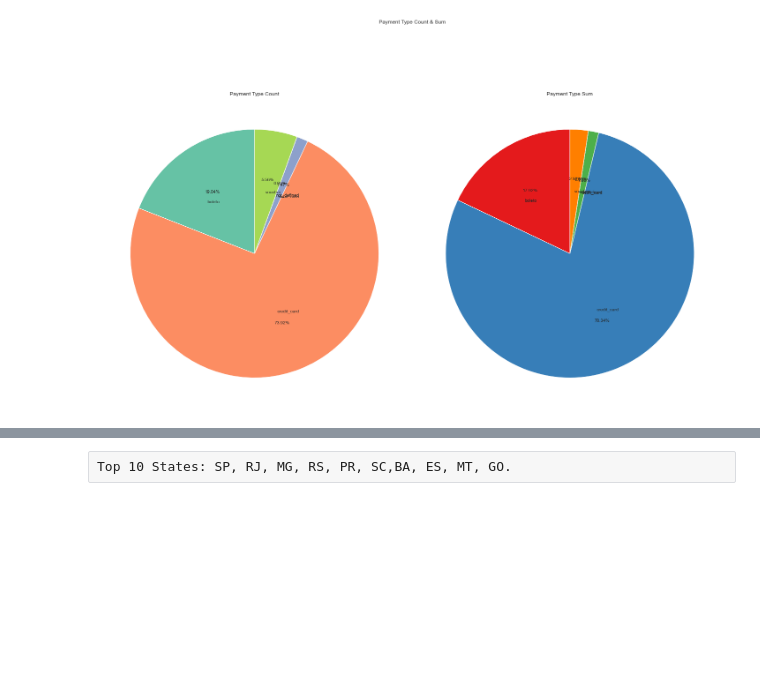
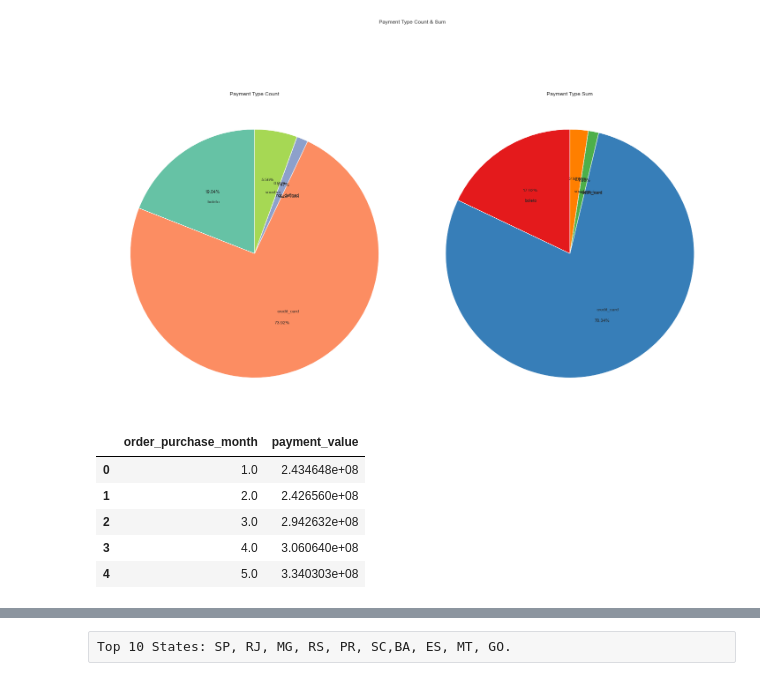
Before and after one commit to JamesLi197412/eCommerce_analysis, a Jupyter notebook: Brazillian E-Commerce.ipynb, the cells around one changed output, grey strips where cells are left out. Drawn from its saved outputs; the diff is of its cells as text; code cells hidden in the pictures; blank space fills up the shorter version.

```diff
--- a/Brazillian E-Commerce.ipynb
+++ b/Brazillian E-Commerce.ipynb
@@ -337,6 +309,21 @@ def bar_plot(df,col):
     ax.xaxis.grid(False)
 
     plt.show()
+# %%
+# Monthly Revenue Plot
+order_revenue = customers_order.groupby(['order_purchase_month'])['payment_value'].sum().reset_index()
+
+#sns.lineplot(data = order_revenue)
+
+order_revenue.head()
+# plot monthly
+# %% [output]
+|  | order_purchase_month | payment_value |
+| 0 | 1.0 | 2.434648e+08 |
+| 1 | 2.0 | 2.426560e+08 |
+| 2 | 3.0 | 2.942632e+08 |
+| 3 | 4.0 | 3.060640e+08 |
+| 4 | 5.0 | 3.340303e+08 |
 # %%
 # payments per city
 payments_geo = pd.pivot_table(customers_order, values = 'payment_value', index = ['customer_state'], columns = 'payment_type', aggfunc= 'sum')
```
Also changed, not shown: parts of 38 cells of this notebook, 2 other files.
